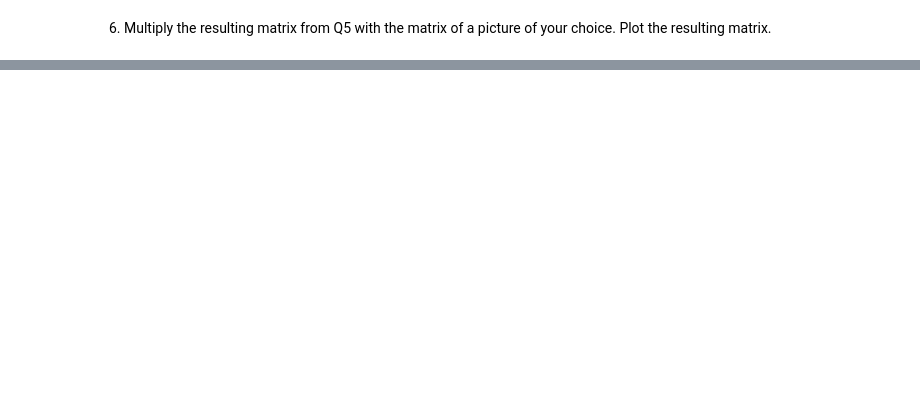
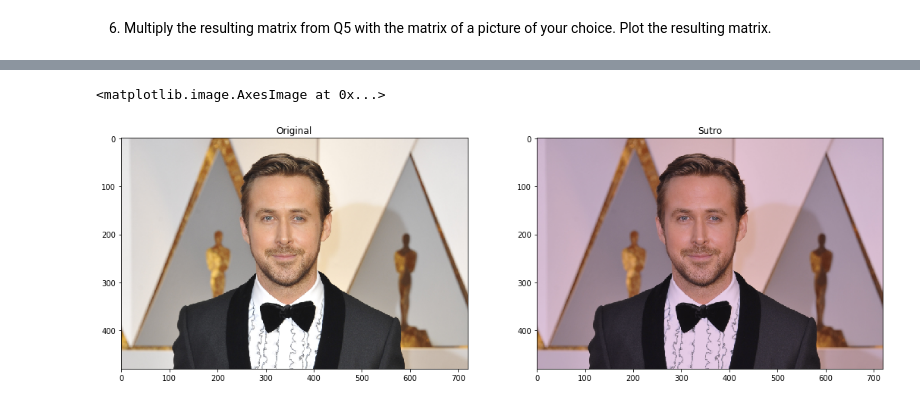
Before and after one commit to rquerino/42_Rushes, a Jupyter notebook: numpy/notebooks/numpy_rush.ipynb, the cells around one changed output, grey strips where cells are left out. Saved outputs shown, nothing was run; the diff lists cells and outputs as text; code cells hidden in the pictures; blank space fills up the shorter version.

```diff
--- a/numpy/notebooks/numpy_rush.ipynb
+++ b/numpy/notebooks/numpy_rush.ipynb
@@ -106,0 +152,17 @@ plt.imshow(img)
+# %%
+#SUTRO: sepia-like tones (purple and brown)
+sutro = np.array(plt.imread("ryan.png"))
+r, g, b = getChannels(sutro)
+b = applyValue(b, 0.9)
+r = applyValue(r, 0.9)
+g = applyValue(g, 0.8)
+resSutro = joinChannels(r, g, b)
+
+f, (ax1, ax2) = plt.subplots(1, 2, figsize=(18, 7))
+ax1.set_title('Original')
+ax1.imshow(original)
+ax2.set_title('Sutro')
+ax2.imshow(resSutro)
+# %% [output]
+<matplotlib.image.AxesImage at 0x...>
+[figure, added]
```
Also changed, not shown: parts of 9 cells of this notebook, 4 other files.
